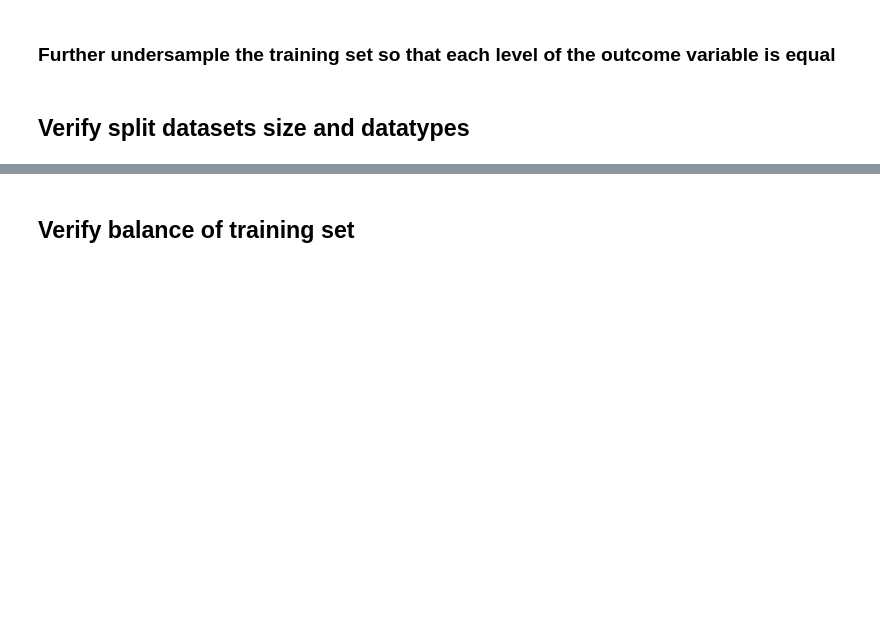
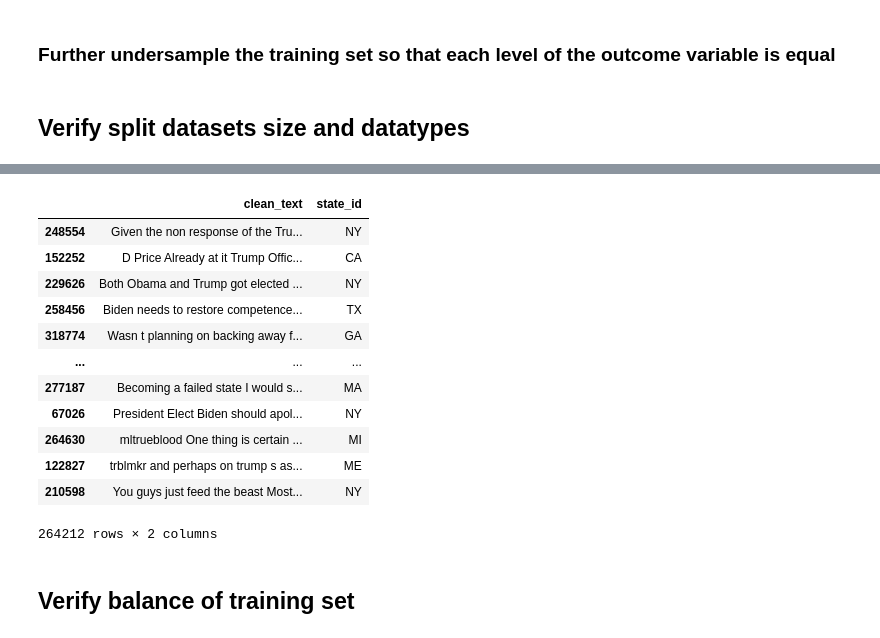
Before and after one commit to cfitzpatrick89/ADS508_GroupProject, a Jupyter notebook: EDA.ipynb, the cells around one changed output, grey strips where cells are left out. Drawn from its saved outputs; the diff is of its cells as text; code cells hidden in the pictures; blank space fills up the shorter version.

```diff
--- a/EDA.ipynb
+++ b/EDA.ipynb
@@ -1385,3 +1677,19 @@ X_val.head()
+# %%
+X_train
+# %% [output]
+|  | clean_text | state_id |
+| 248554 | Given the non response of the Tru... | NY |
+| 152252 | D Price Already at it Trump Offic... | CA |
+| 229626 | Both Obama and Trump got elected ... | NY |
+| 258456 | Biden needs to restore competence... | TX |
+| 318774 | Wasn t planning on backing away f... | GA |
+| ... | ... | ... |
+| 277187 | Becoming a failed state I would s... | MA |
+| 67026 | President Elect Biden should apol... | NY |
+| 264630 | mltrueblood One thing is certain ... | MI |
+| 122827 | trblmkr and perhaps on trump s as... | ME |
+| 210598 | You guys just feed the beast Most... | NY |
+264212 rows × 2 columns
 # %% [markdown]
 ## Verify balance of training set
 # %%
```
Also changed, not shown: parts of 105 cells of this notebook.
